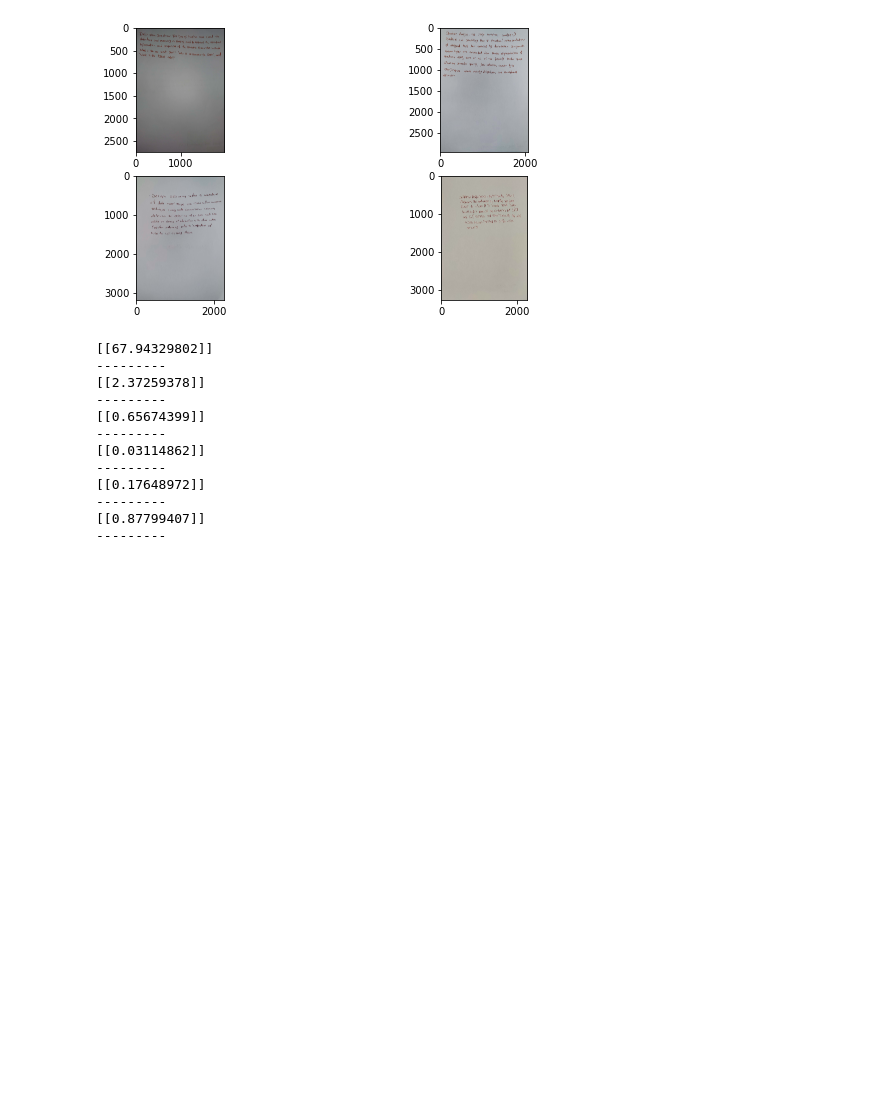
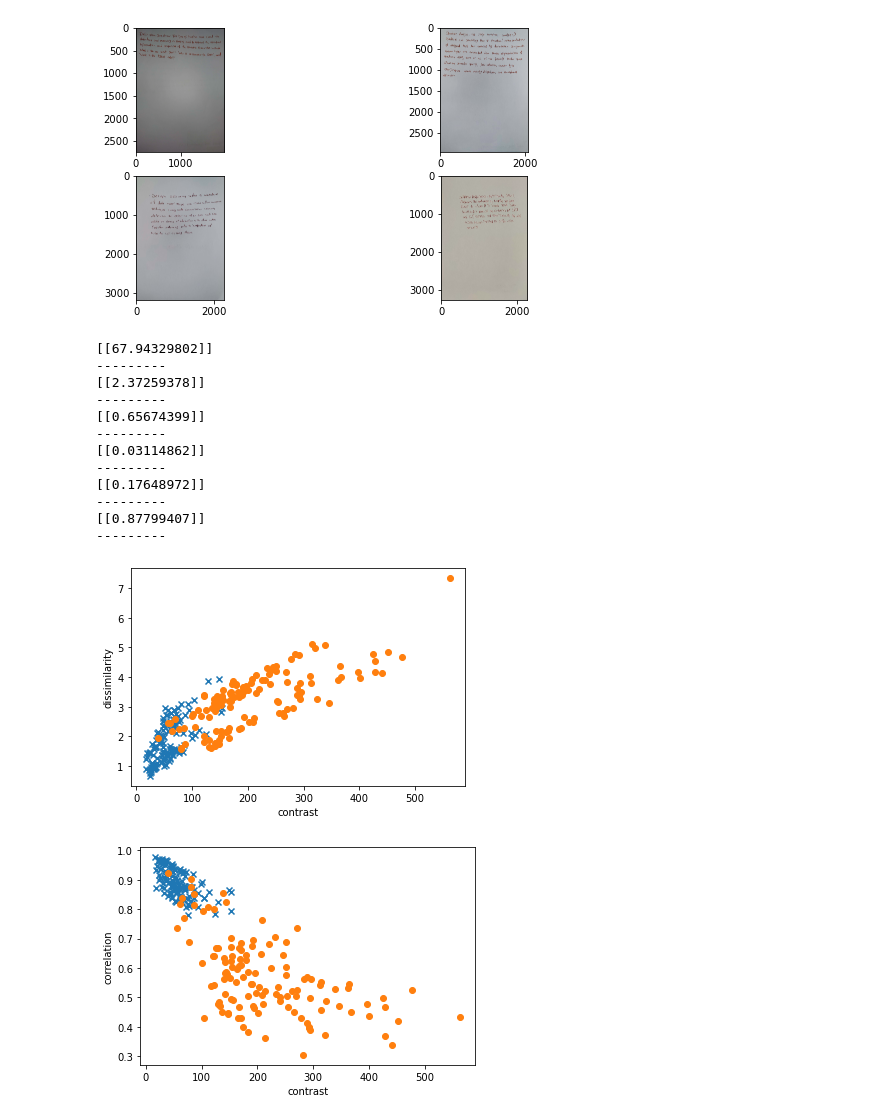
Before and after one commit to NouranHany/Handwriting-Based-Gender-Classification, a Jupyter notebook: GLCM Features.ipynb, the cells around one changed output. Saved outputs shown, nothing was run; the diff lists cells and outputs as text; code cells hidden in the pictures; blank space fills up the shorter version.

```diff
--- a/GLCM Features.ipynb
+++ b/GLCM Features.ipynb
@@ -98,7 +115,7 @@ for i in range(males_count):
 #     # Resize the image to reduce the hog feature vector size
 #     img = resize(img, (128,64),anti_aliasing=True)
     # Extract glcm features
-    glcm = greycomatrix(img, [4], [np.pi/2], levels=255,
+    glcm = greycomatrix(img, [4], [0], levels=255,
                   normed=True, symmetric=True)
     contrast = greycoprops(glcm, 'contrast')[0][0]
     dissimilarity = greycoprops(glcm, 'dissimilarity')[0][0]
@@ -110,3 +127,26 @@ for i in range(males_count):
     glcm_features = [contrast, dissimilarity, homogeneity, ASM, energy, correlation]
     X.append(glcm_features)
     y.append(0)
+# %%
+df = pd.DataFrame(X, columns = ['contrast', 'dissimilarity', 'homogeneity', 'ASM', 'energy', 'correlation'])
+df['gender'] = y
+df.head()
+
+male_mask = df['gender'] == 0
+female_mask = df['gender'] == 1
+
+
+plt.scatter(df[female_mask]['contrast'], df[female_mask]['dissimilarity'], marker = "x")
+plt.scatter(df[male_mask]['contrast'], df[male_mask]['dissimilarity'], marker = "o")
+plt.xlabel('contrast')
+plt.ylabel('dissimilarity')
+plt.show()
+
+plt.scatter(df[female_mask]['contrast'], df[female_mask]['correlation'], marker = "x")
+plt.scatter(df[male_mask]['contrast'], df[male_mask]['correlation'], marker = "o")
+plt.xlabel('contrast')
+plt.ylabel('correlation')
+plt.show()
+# %% [output]
+[figure, added]
+[figure, added]
```
Also changed, not shown: parts of 6 cells of this notebook.
